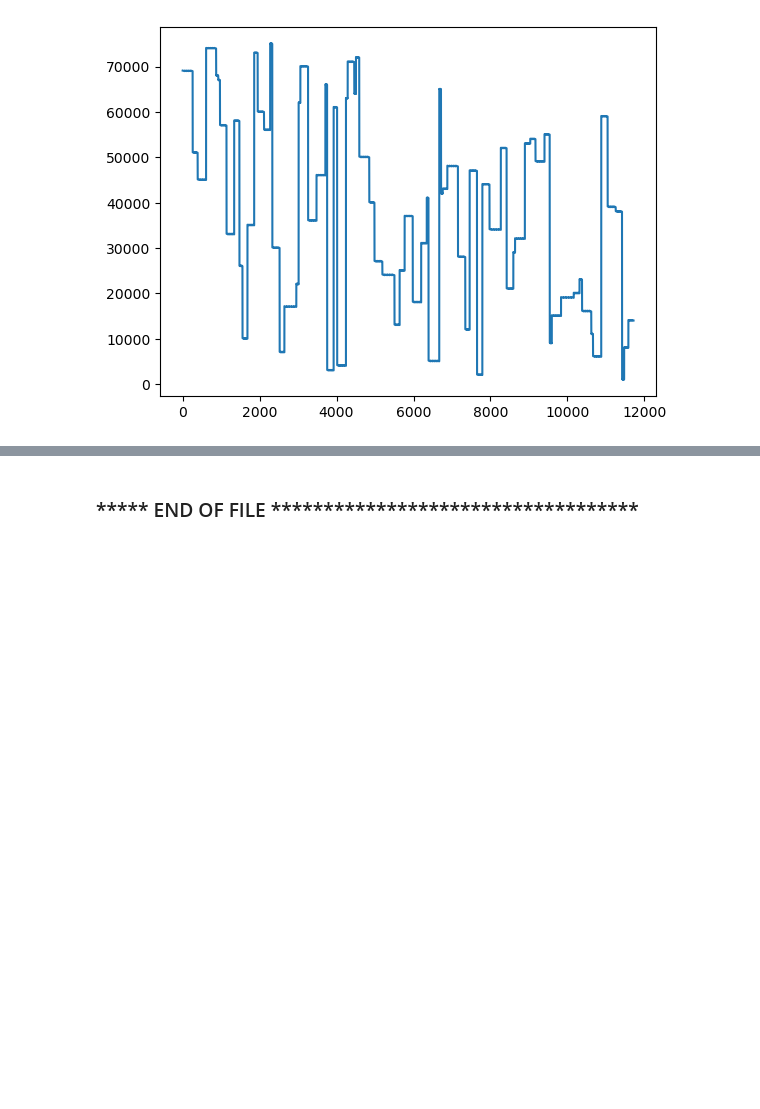
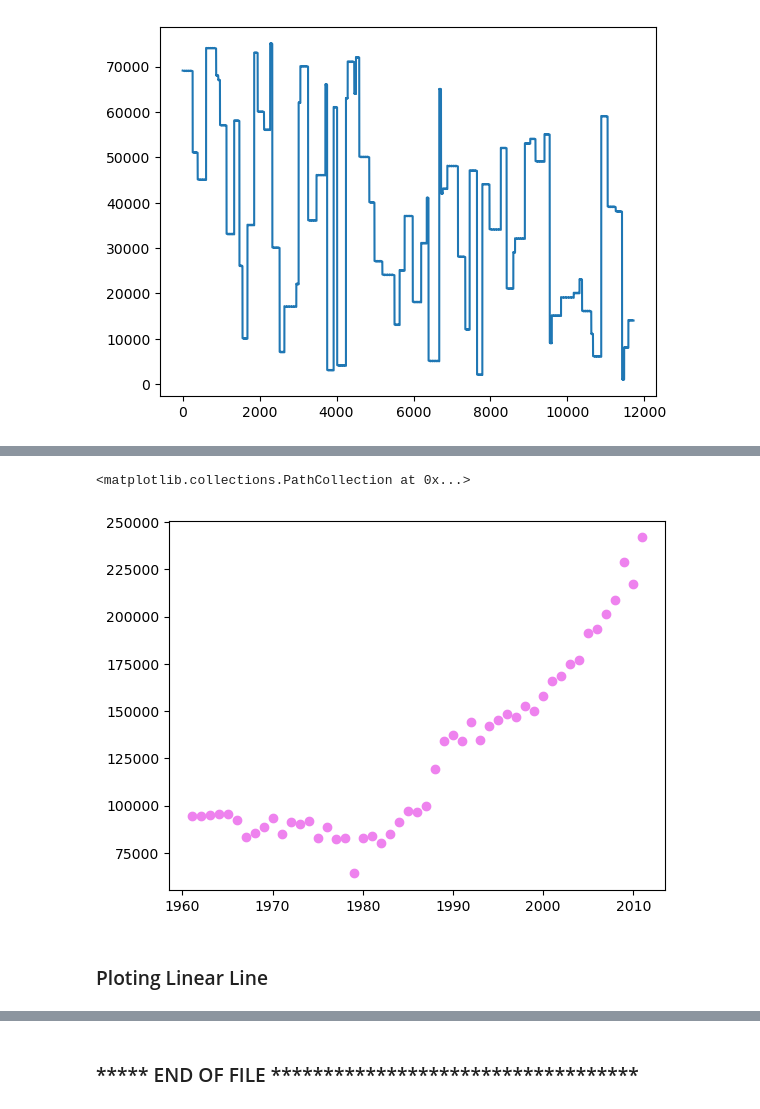
Before and after one commit to siso-team/ML-ELearning-FebMar2023, a Jupyter notebook: EClass_Works/2_ML_DataPreparation_PyTools.ipynb, the cells around one changed output, grey strips where cells are left out. Cells and saved outputs as stored; diff of their text form; code cells hidden in the pictures; blank space fills up the shorter version.

```diff
--- a/EClass_Works/2_ML_DataPreparation_PyTools.ipynb
+++ b/EClass_Works/2_ML_DataPreparation_PyTools.ipynb
@@ -45,0 +363,5 @@ plt.plot(df['Unit'])
+# %%
+plt.scatter(maize_filtered_df['Year AD'], maize_filtered_df['Production In 1000 dollars'], color='violet', label='Maize')
+# %% [output]
+<matplotlib.collections.PathCollection at 0x...>
+[figure, added]
@@ -45,0 +373,2 @@ plt.plot(df['Unit'])
+# %% [markdown]
+### Ploting Linear Line
```
Also changed, not shown: parts of 59 cells of this notebook, 2 other files.
